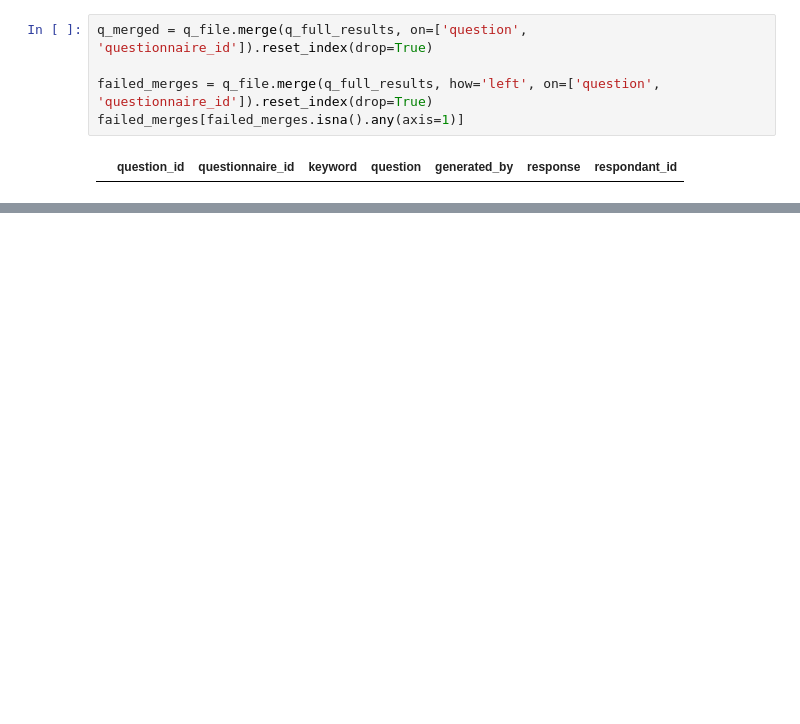
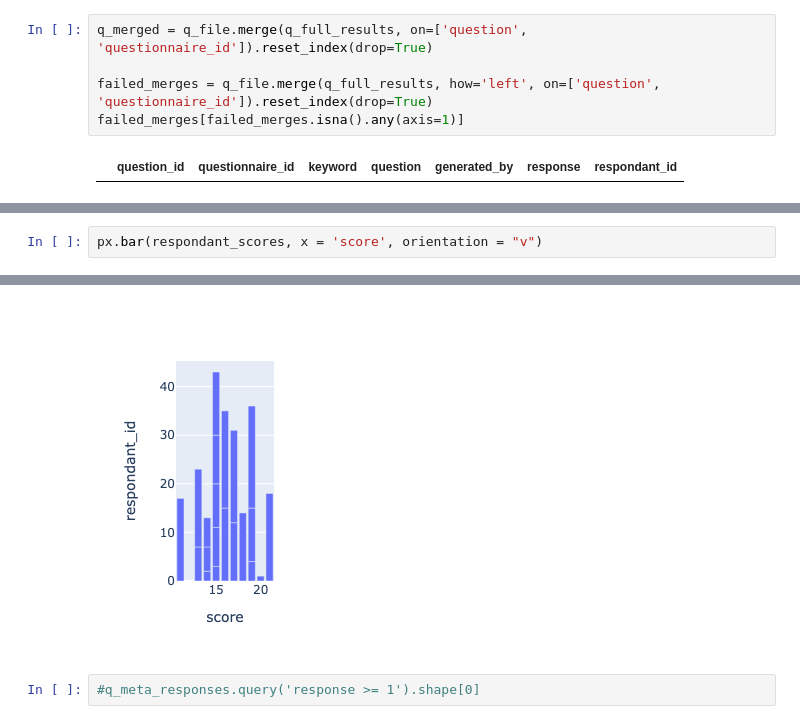
Before and after one commit to GWhiteley/Master-Thesis-Analysis, a Jupyter notebook: analysis.ipynb, the cells around one changed output, grey strips where cells are left out. Saved outputs shown, nothing was run; the diff lists cells and outputs as text; blank space fills up the shorter version.

```diff
--- a/analysis.ipynb
+++ b/analysis.ipynb
@@ -212,0 +241,3 @@ Incorrectly identified as human: 154 - 51.33333333333333%
+# %%
+px.bar(respondant_scores, x = 'score', orientation = "v")
+# %% [output]
@@ -212,0 +245,3 @@ Incorrectly identified as human: 154 - 51.33333333333333%
+[figure, added]
+# %%
+#q_meta_responses.query('response >= 1').shape[0]
```
Also changed, not shown: parts of 19 cells of this notebook, 1 other file.
